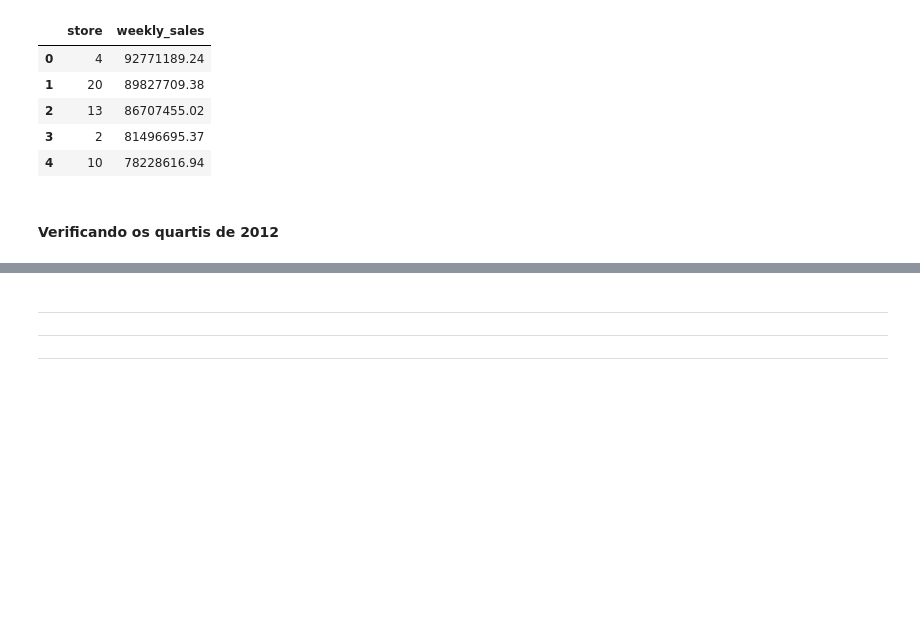
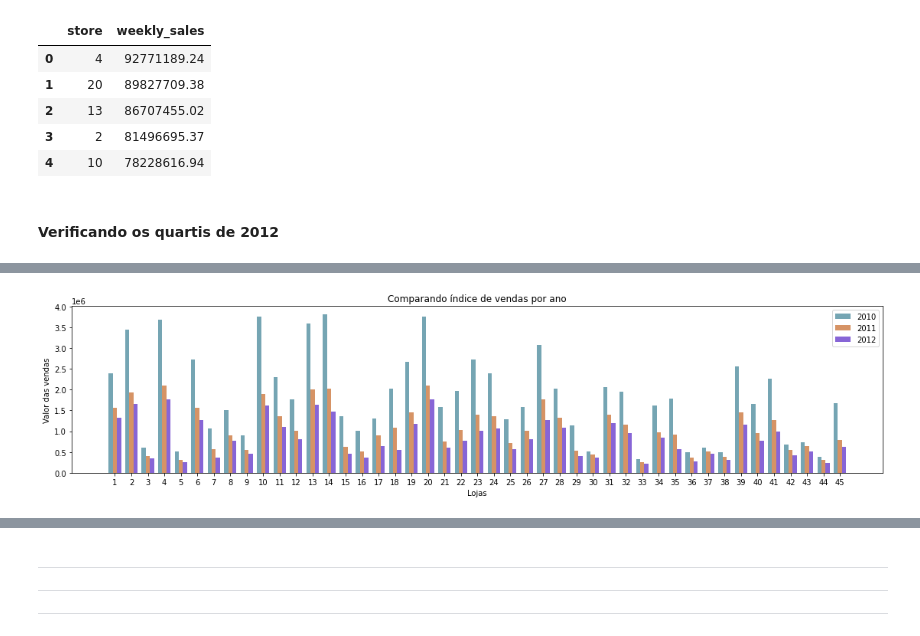
Before and after one commit to michellssGUi/dataScience, a Jupyter notebook: Wallmart_Melhor_Loja_2.ipynb, the cells around one changed output, grey strips where cells are left out. Saved outputs shown, nothing was run; the diff lists cells and outputs as text; code cells hidden in the pictures; blank space fills up the shorter version.

```diff
--- a/Wallmart_Melhor_Loja_2.ipynb
+++ b/Wallmart_Melhor_Loja_2.ipynb
@@ -360,0 +461,5 @@ df_2012.describe()
+# %%
+m = pd.merge(df_max, df_media)
+mm = pd.merge(m, df_min)
+max_media_min = mm.sort_values(by=['store'])
+max_media_min.head()
@@ -360,0 +473,25 @@ df_2012.describe()
+# %%
+ano_2010 = max_media_min ['Maximos']
+ano_2011 = max_media_min ['Medios']
+ano_2012 = max_media_min ['Minimos']
+barWidth = 0.25
+
+plt.figure(figsize=(19,4))
+
+r1 = np.arange(len(ano_2010))
+r2 = [x + barWidth for x in r1]
+r3 = [x + barWidth for x in r2]
+
+plt.bar(r1, ano_2010, color='#75a5b3', width=barWidth, label='2010')
+plt.bar(r2, ano_2011, color='#d69365', width=barWidth, label='2011')
+plt.bar(r3, ano_2012, color='#8765d6', width=barWidth, label='2012')
+
+plt.xlabel('Lojas')
+plt.xticks([r + barWidth for r in range(len(ano_2010))], max_media_min ['store'])
+plt.ylabel('Valor das vendas')
+plt.title('Comparando índice de vendas por ano')
+
+plt.legend()
+plt.show()
+# %% [output]
+[figure, added]
```
Also changed, not shown: parts of 69 cells of this notebook.
